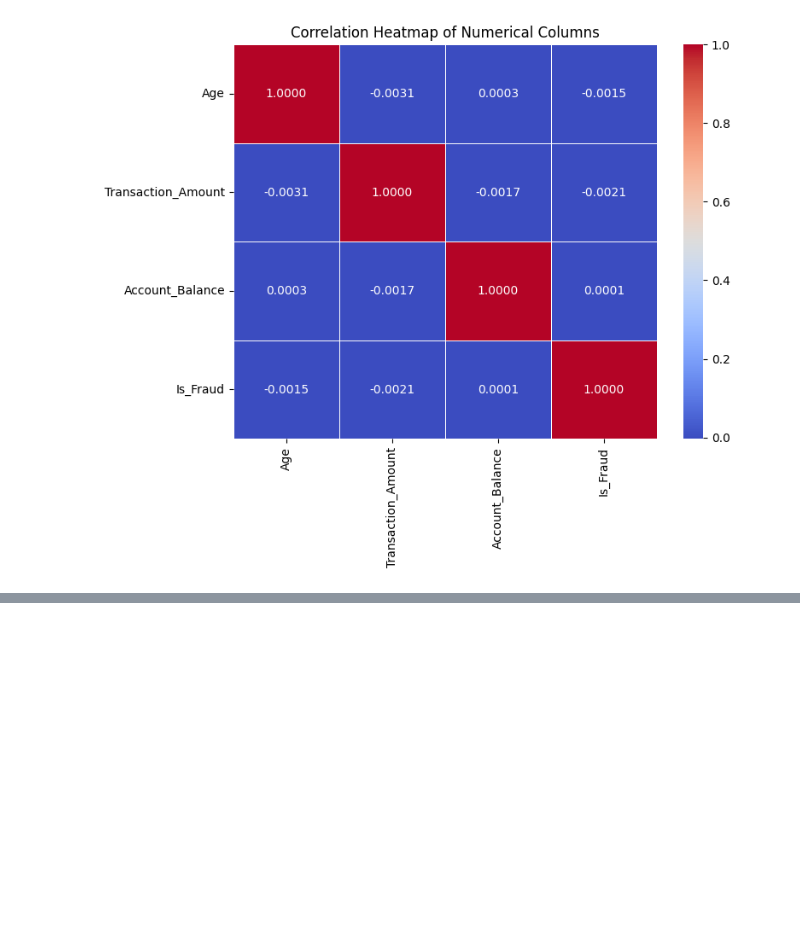
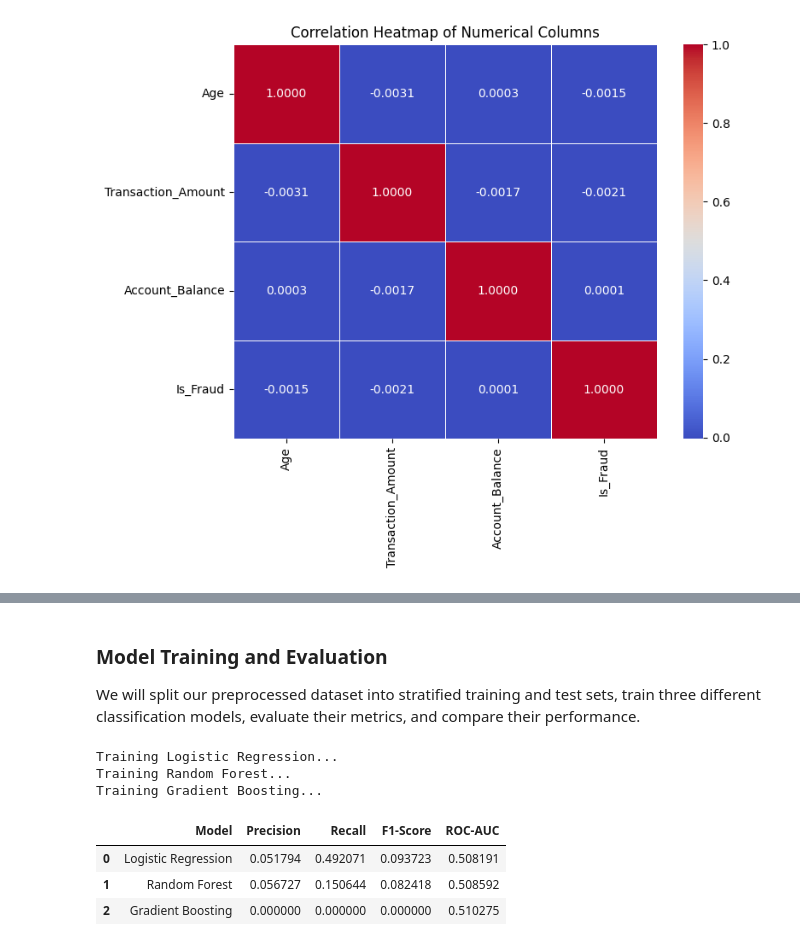
Before and after one commit to HumphreyChimanya/Bank_Transactions_Fraud_Detection_Notebook, a Jupyter notebook: BankTransactionsFraudDetection.ipynb, the cells around one changed output, grey strips where cells are left out. Cells and saved outputs as stored; diff of their text form; code cells hidden in the pictures; blank space fills up the shorter version.

```diff
--- a/BankTransactionsFraudDetection.ipynb
+++ b/BankTransactionsFraudDetection.ipynb
@@ -77,0 +176,63 @@ plt.show()
+# %% [markdown]
+### Model Training and Evaluation
+We will split our preprocessed dataset into stratified training and test sets, train three different classification models, evaluate their metrics, and compare their performance.
+# %%
+from sklearn.model_selection import train_test_split
+from sklearn.preprocessing import StandardScaler
+from sklearn.linear_model import LogisticRegression
+from sklearn.ensemble import RandomForestClassifier, GradientBoostingClassifier
+from sklearn.metrics import classification_report, roc_auc_score, precision_recall_fscore_support
+import pandas as pd
+
+# 1. Stratified Train-Test Split (80/20)
+X_train, X_test, y_train, y_test = train_test_split(
+    X_encoded, y, test_size=0.2, random_state=42, stratify=y
+)
+
+# 2. Scale Numerical Features
+scaler = StandardScaler()
+# Fit scaler on train set and transform both train and test sets
+X_train_scaled = scaler.fit_transform(X_train)
+X_test_scaled = scaler.transform(X_test)
+
+# Define models to train
+models = {
+    "Logistic Regression": LogisticRegression(class_weight='balanced', max_iter=1000, random_state=42),
+    "Random Forest": RandomForestClassifier(class_weight='balanced', n_estimators=100, max_depth=10, random_state=42, n_jobs=-1),
+    "Gradient Boosting": GradientBoostingClassifier(n_estimators=100, learning_rate=0.1, max_depth=5, random_state=42)
+}
+
+results = []
+
+# Train and evaluate each model
+for name, model in models.items():
+    print(f"Training {name}...")
+    model.fit(X_train_scaled, y_train)
+
+    # Predictions
+    y_pred = model.predict(X_test_scaled)
+    y_proba = model.predict_proba(X_test_scaled)[:, 1]
+
+    # Calculate metrics
+    precision, recall, f1, _ = precision_recall_fscore_support(y_test, y_pred, average='binary')
+    roc_auc = roc_auc_score(y_test, y_proba)
+
+    results.append({
+        "Model": name,
+        "Precision": precision,
+        "Recall": recall,
+        "F1-Score": f1,
+        "ROC-AUC": roc_auc
+    })
+
+# Convert results to DataFrame for comparison
+comparison_df = pd.DataFrame(results)
+display(comparison_df)
+# %% [output]
+Training Logistic Regression...
+Training Random Forest...
+Training Gradient Boosting...
+|  | Model | Precision | Recall | F1-Score | ROC-AUC |
+| 0 | Logistic Regression | 0.051794 | 0.492071 | 0.093723 | 0.508191 |
+| 1 | Random Forest | 0.056727 | 0.150644 | 0.082418 | 0.508592 |
+| 2 | Gradient Boosting | 0.000000 | 0.000000 | 0.000000 | 0.510275 |
```
Also changed, not shown: parts of 8 cells of this notebook.
